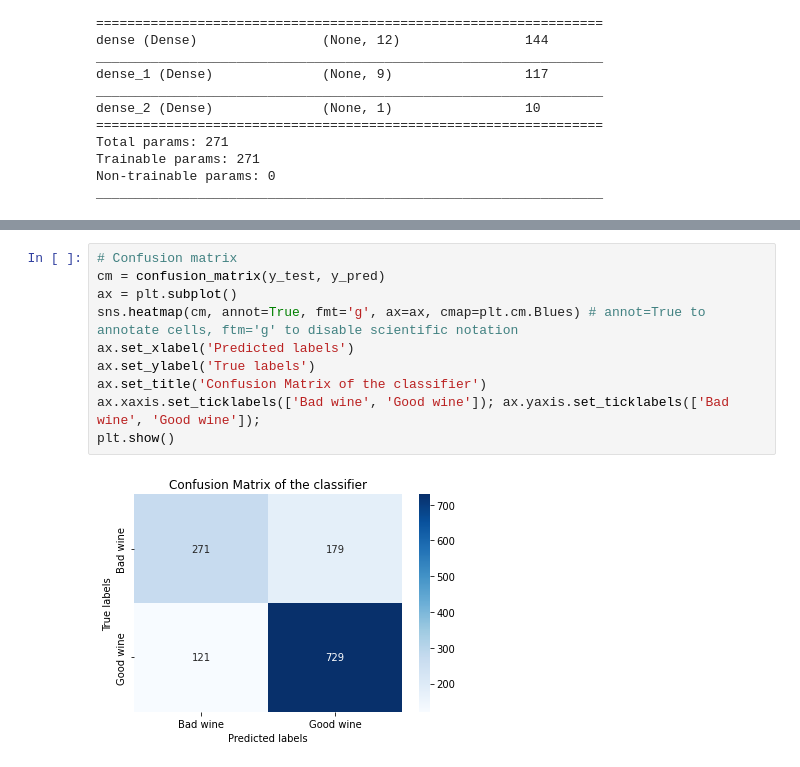
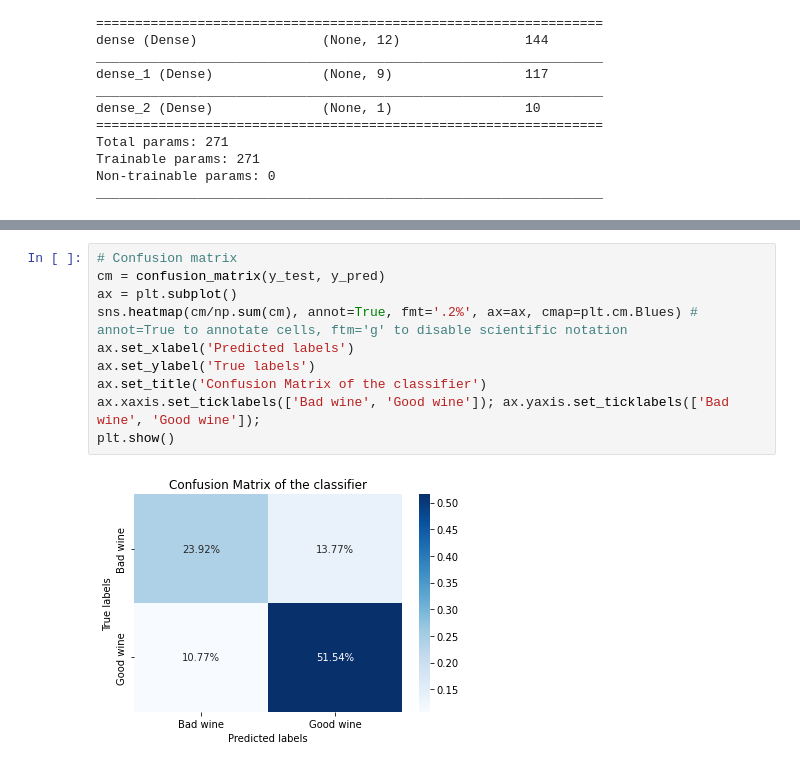
Before and after one commit to JayeshItaliya86/DL-wine-quality, a Jupyter notebook: base_model.ipynb, the cells around one changed output, grey strips where cells are left out. Drawn from its saved outputs; the diff is of its cells as text.

```diff
--- a/base_model.ipynb
+++ b/base_model.ipynb
@@ -307,12 +307,12 @@ plt.show()
 # %%
 # Confusion matrix
 cm = confusion_matrix(y_test, y_pred)
 ax = plt.subplot()
-sns.heatmap(cm, annot=True, fmt='g', ax=ax, cmap=plt.cm.Blues) # annot=True to annotate cells, ftm='g' to disable scientific notation
+sns.heatmap(cm/np.sum(cm), annot=True, fmt='.2%', ax=ax, cmap=plt.cm.Blues) # annot=True to annotate cells, ftm='g' to disable scientific notation
 ax.set_xlabel('Predicted labels')
 ax.set_ylabel('True labels')
 ax.set_title('Confusion Matrix of the classifier')
 ax.xaxis.set_ticklabels(['Bad wine', 'Good wine']); ax.yaxis.set_ticklabels(['Bad wine', 'Good wine']);
 plt.show()
 # %% [output]
-[figure, old version]
+[figure, new version]
```
Also changed, not shown: parts of 12 cells of this notebook, 7 other files.
